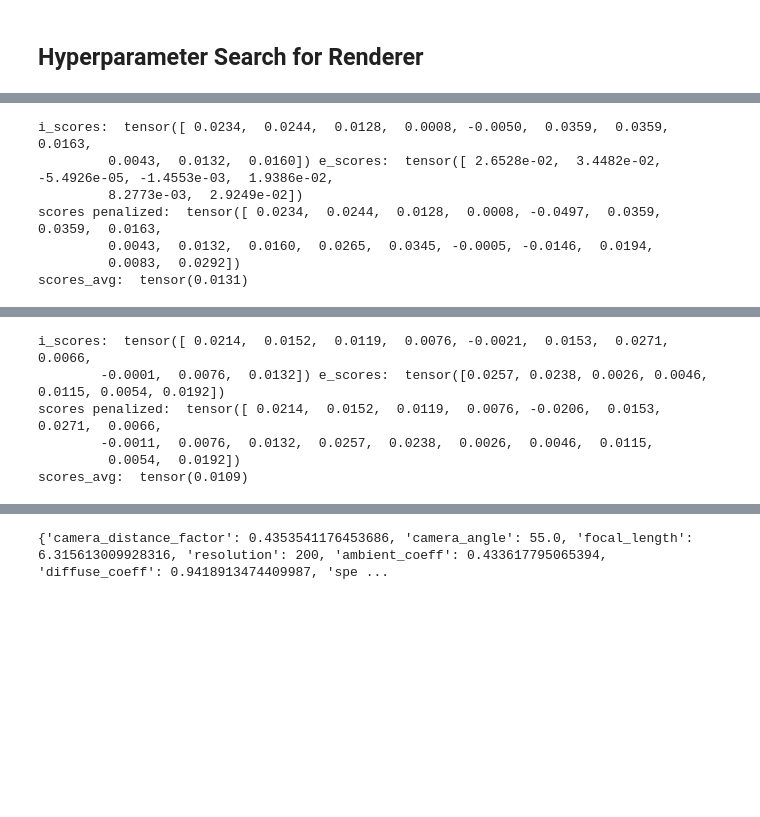
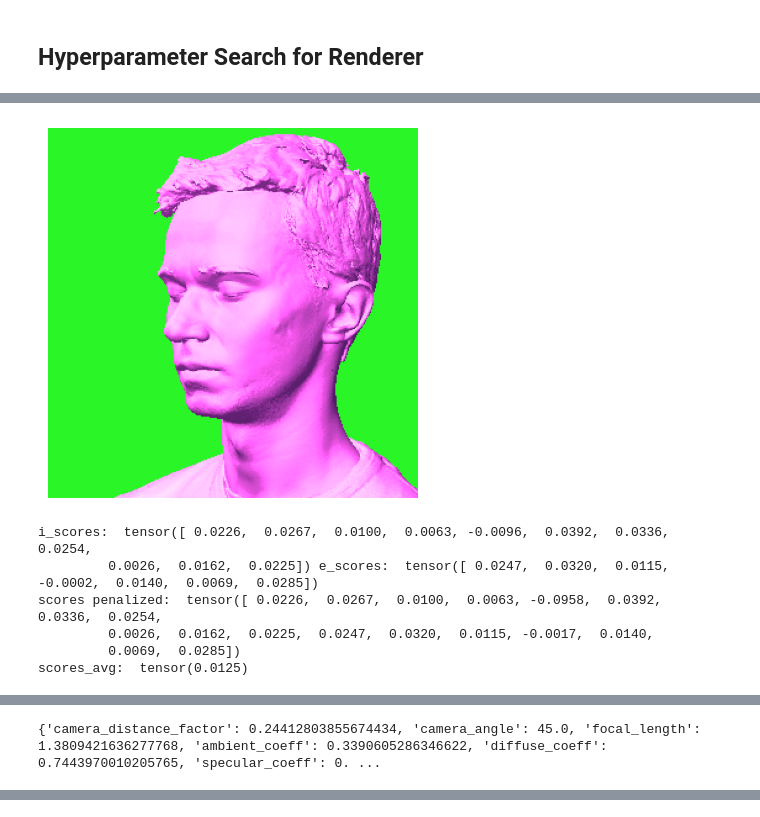
Before and after one commit to kasothaphie/Text2Head, a Jupyter notebook: renderer_hparamtuning.ipynb, the cells around one changed output, grey strips where cells are left out. Cells and saved outputs as stored; diff of their text form; code cells hidden in the pictures; blank space fills up the shorter version.

Commit message:
renderer update

```diff
--- a/renderer_hparamtuning.ipynb
+++ b/renderer_hparamtuning.ipynb
@@ -265,7 +252,7 @@ captions.append('A man') # 0
 captions.append('A woman') # 1
 captions.append('A young person') # 2
 captions.append('An old person') # 3
-captions.append('A European person') # 4
+captions.append('A Caucasian person') # 4
 captions.append('An Asian person') # 5
 captions.append('An African person') # 6
 captions.append('A person wearing a hat') # 7
@@ -473,8 +455,8 @@ def objective(trial):
     return analyze_rendering(hparams)
 # %%
 if __name__ == '__main__':
-    study = optuna.create_study(storage="sqlite:///optuna_study_renderparams.db", study_name="render_params", direction='maximize', load_if_exists=True)
-    study.optimize(objective, n_trials=2)
+    study = optuna.create_study(storage="sqlite:///optuna_study_renderparams.db", study_name="render_params_update2", direction='maximize', load_if_exists=True)
+    study.optimize(objective, n_trials=1)
 
     best_params = study.best_params
     print(best_params)
@@ -483,7 +465,7 @@ if __name__ == '__main__':
+[figure, added]
-i_scores:  tensor([ 0.0234,  0.0244,  0.0128,  0.0008, -0.0050,  0.0359,  0.0359,  0.0163,
-         0.0043,  0.0132,  0.0160]) e_scores:  tensor([ 2.6528e-02,  3.4482e-02, -5.4926e-05, -1.4553e-03,  1.9386e-02,
-         8.2773e-03,  2.9249e-02])
-scores penalized:  tensor([ 0.0234,  0.0244,  0.0128,  0.0008, -0.0497,  0.0359,  0.0359,  0.0163,
-         0.0043,  0.0132,  0.0160,  0.0265,  0.0345, -0.0005, -0.0146,  0.0194,
-         0.0083,  0.0292])
-scores_avg:  tensor(0.0131)
+i_scores:  tensor([ 0.0226,  0.0267,  0.0100,  0.0063, -0.0096,  0.0392,  0.0336,  0.0254,
+         0.0026,  0.0162,  0.0225]) e_scores:  tensor([ 0.0247,  0.0320,  0.0115, -0.0002,  0.0140,  0.0069,  0.0285])
+scores penalized:  tensor([ 0.0226,  0.0267,  0.0100,  0.0063, -0.0958,  0.0392,  0.0336,  0.0254,
+         0.0026,  0.0162,  0.0225,  0.0247,  0.0320,  0.0115, -0.0017,  0.0140,
+         0.0069,  0.0285])
+scores_avg:  tensor(0.0125)
@@ -491,6 +473 @@ scores_avg:  tensor(0.0131)
-i_scores:  tensor([ 0.0214,  0.0152,  0.0119,  0.0076, -0.0021,  0.0153,  0.0271,  0.0066,
-        -0.0001,  0.0076,  0.0132]) e_scores:  tensor([0.0257, 0.0238, 0.0026, 0.0046, 0.0115, 0.0054, 0.0192])
-scores penalized:  tensor([ 0.0214,  0.0152,  0.0119,  0.0076, -0.0206,  0.0153,  0.0271,  0.0066,
-        -0.0011,  0.0076,  0.0132,  0.0257,  0.0238,  0.0026,  0.0046,  0.0115,
-         0.0054,  0.0192])
-scores_avg:  tensor(0.0109)
+{'camera_distance_factor': 0.24412803855674434, 'camera_angle': 45.0, 'focal_length': 1.3809421636277768, 'ambient_coeff': 0.3390605286346622, 'diffuse_coeff': 0.7443970010205765, 'specular_coeff': 0. ...
@@ -498 +473,0 @@ scores_avg:  tensor(0.0109)
-{'camera_distance_factor': 0.4353541176453686, 'camera_angle': 55.0, 'focal_length': 6.315613009928316, 'resolution': 200, 'ambient_coeff': 0.433617795065394, 'diffuse_coeff': 0.9418913474409987, 'spe ...
```
Also changed, not shown: parts of 4 cells of this notebook, 1 other file.
